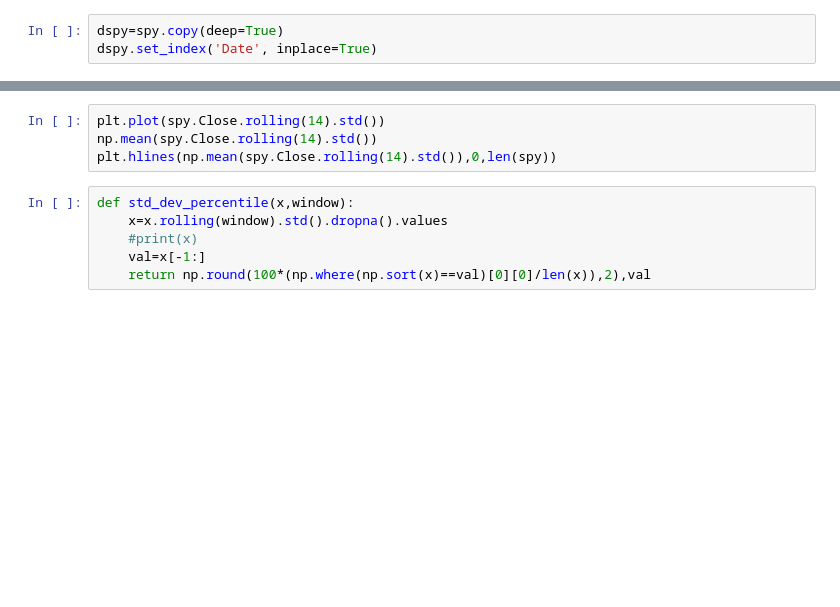
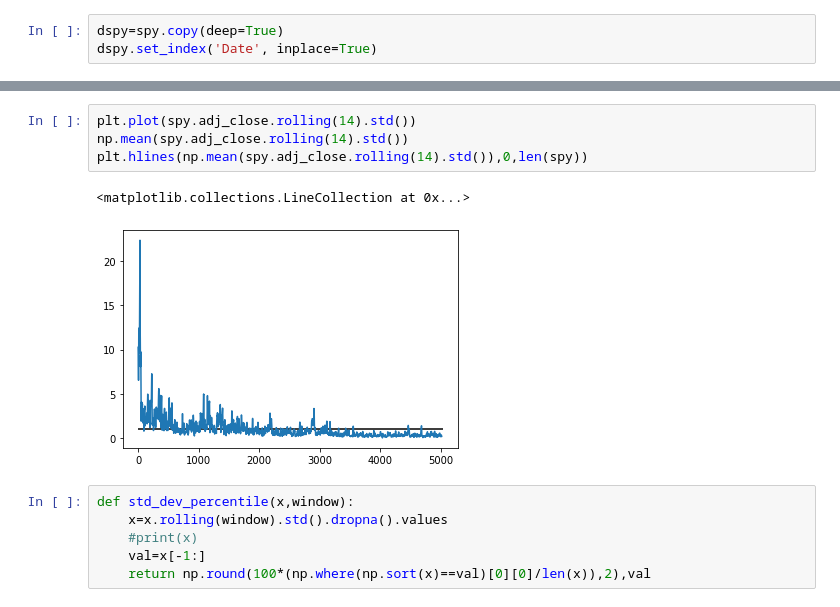
Before and after one commit to rittik97/Studies-on-SPYs, a Jupyter notebook: Playground.ipynb, the cells around one changed output, grey strips where cells are left out. Drawn from its saved outputs; the diff is of its cells as text; blank space fills up the shorter version.

```diff
--- a/Playground.ipynb
+++ b/Playground.ipynb
@@ -97,7 +96,10 @@ AttributeError: 'DataFrame' object has no attribute 'Volume'
 # %%
-plt.plot(spy.Close.rolling(14).std())
-np.mean(spy.Close.rolling(14).std())
-plt.hlines(np.mean(spy.Close.rolling(14).std()),0,len(spy))
+plt.plot(spy.adj_close.rolling(14).std())
+np.mean(spy.adj_close.rolling(14).std())
+plt.hlines(np.mean(spy.adj_close.rolling(14).std()),0,len(spy))
+# %% [output]
+<matplotlib.collections.LineCollection at 0x...>
+[figure, added]
 # %%
 def std_dev_percentile(x,window):
     x=x.rolling(window).std().dropna().values
```
Also changed, not shown: parts of 31 cells of this notebook.
